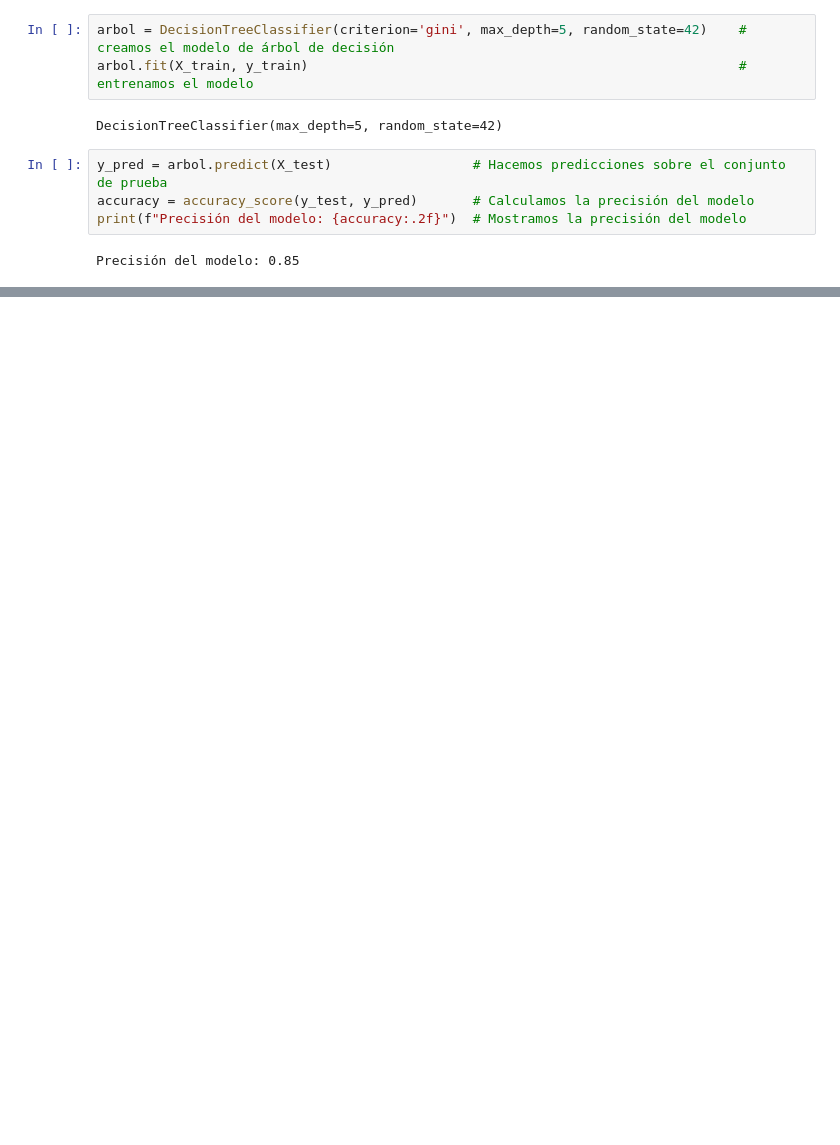
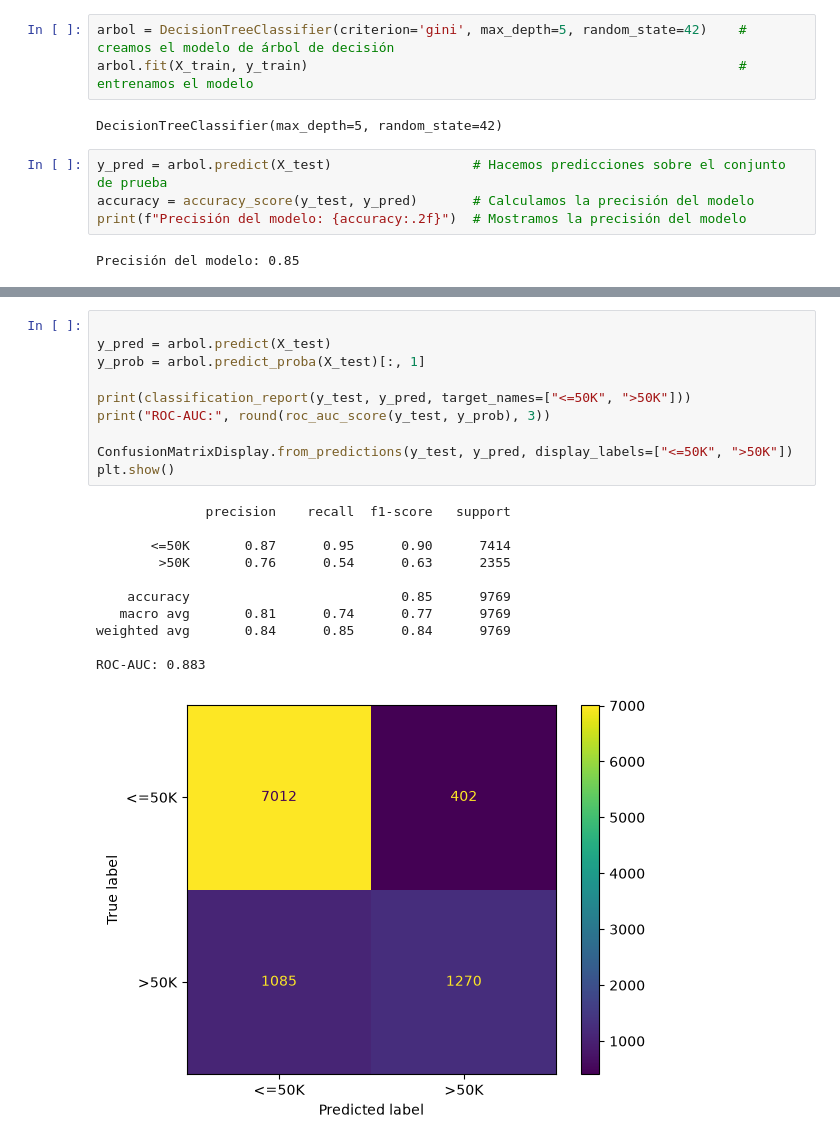
Before and after one commit to BreinerNavarro/IA_II, a Jupyter notebook: Corte_III/censusIcome.ipynb, the cells around one changed output, grey strips where cells are left out. Cells and saved outputs as stored; diff of their text form; blank space fills up the shorter version.

```diff
--- a/Corte_III/censusIcome.ipynb
+++ b/Corte_III/censusIcome.ipynb
@@ -355,0 +358,22 @@ dtype: float64
+# %%
+
+y_pred = arbol.predict(X_test)
+y_prob = arbol.predict_proba(X_test)[:, 1]
+
+print(classification_report(y_test, y_pred, target_names=["<=50K", ">50K"]))
+print("ROC-AUC:", round(roc_auc_score(y_test, y_prob), 3))
+
+ConfusionMatrixDisplay.from_predictions(y_test, y_pred, display_labels=["<=50K", ">50K"])
+plt.show()
+# %% [output]
+              precision    recall  f1-score   support
+
+       <=50K       0.87      0.95      0.90      7414
+        >50K       0.76      0.54      0.63      2355
+
+    accuracy                           0.85      9769
+   macro avg       0.81      0.74      0.77      9769
+weighted avg       0.84      0.85      0.84      9769
+
+ROC-AUC: 0.883
+[figure, added]
```
Also changed, not shown: parts of 3 cells of this notebook.
